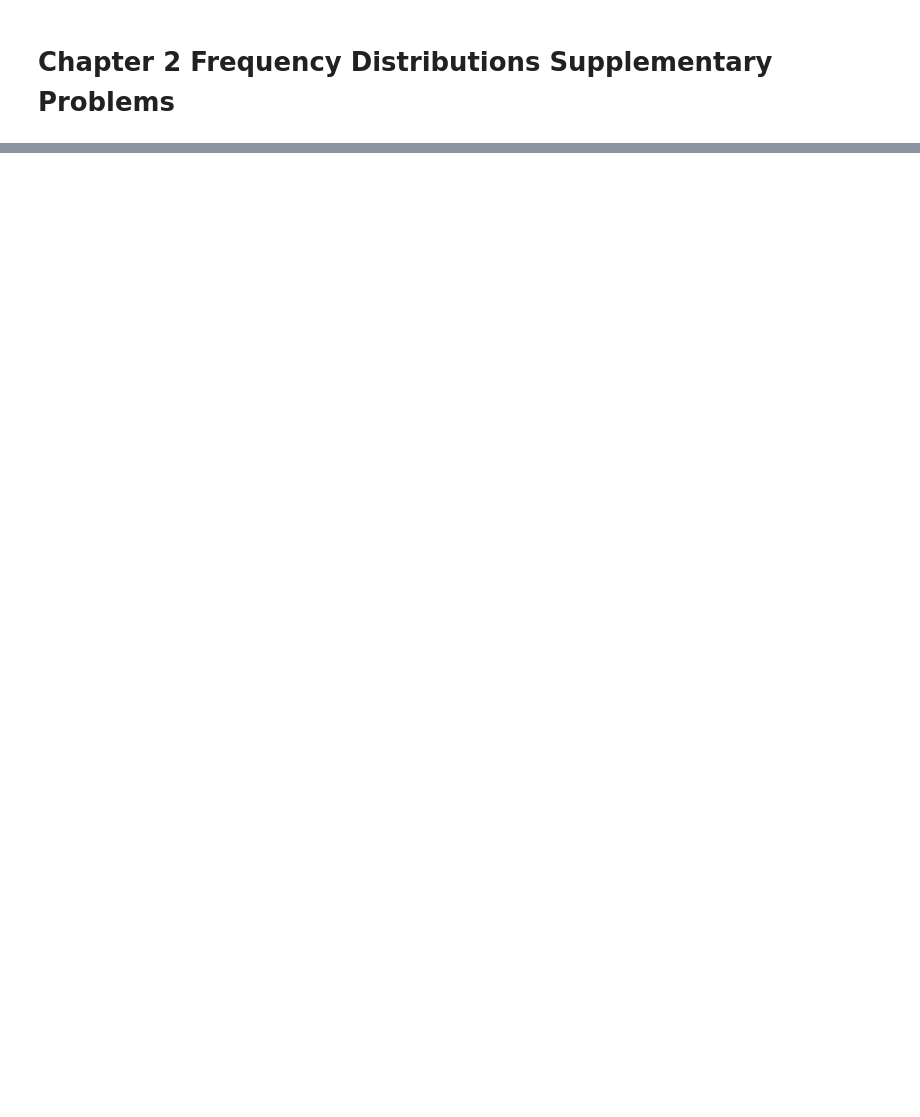
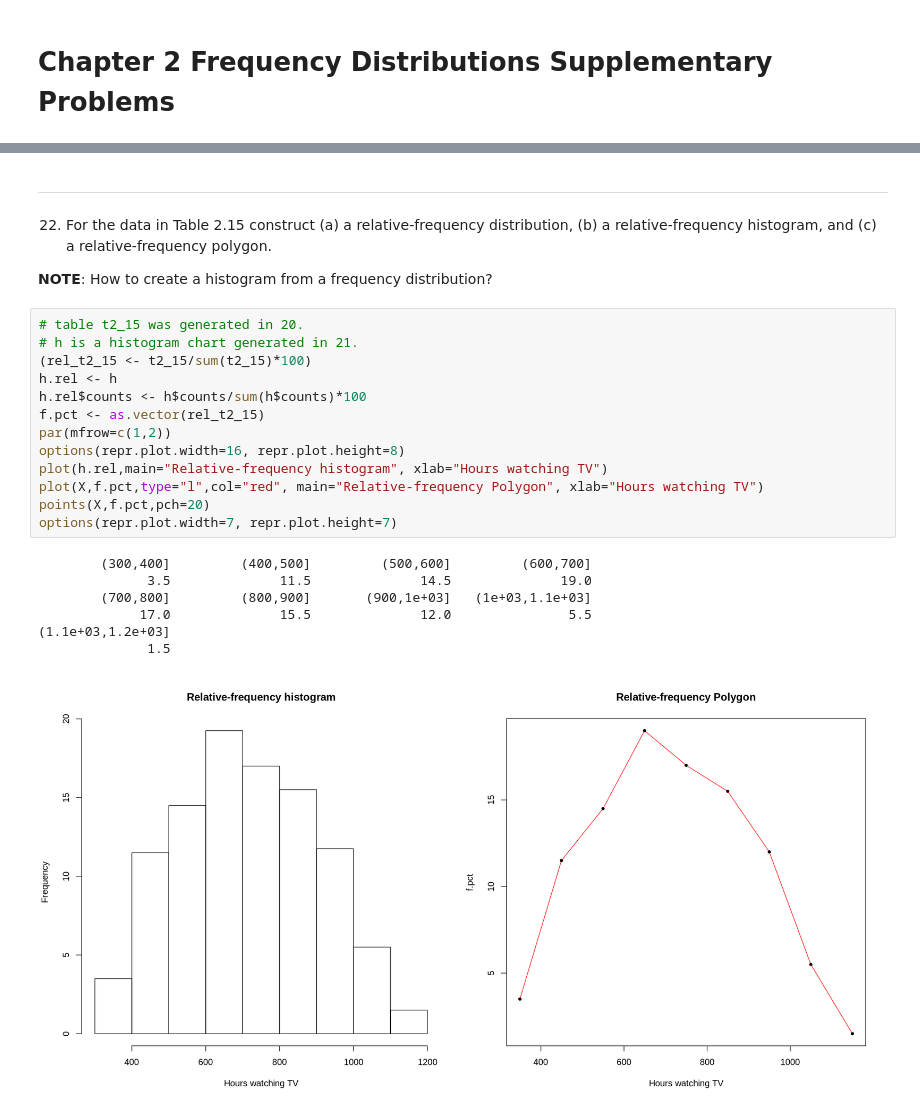
Before and after one commit to jbennett7/Statistics, a Jupyter notebook: Chapter 2 Supplementary Problems.ipynb, the cells around one changed output, grey strips where cells are left out. Drawn from its saved outputs; the diff is of its cells as text; blank space fills up the shorter version.

```diff
--- a/Chapter 2 Supplementary Problems.ipynb
+++ b/Chapter 2 Supplementary Problems.ipynb
@@ -35,0 +120,27 @@ A data.frame: 9 × 2
+# %% [markdown]
+---
+# %% [markdown]
+22. For the data in Table 2.15 construct (a) a relative-frequency distribution, (b) a relative-frequency histogram, and (c) a relative-frequency polygon.
+
+__NOTE__: How to create a histogram from a frequency distribution?
+# %%
+# table t2_15 was generated in 20.
+# h is a histogram chart generated in 21.
+(rel_t2_15 <- t2_15/sum(t2_15)*100)
+h.rel <- h
+h.rel$counts <- h$counts/sum(h$counts)*100
+f.pct <- as.vector(rel_t2_15)
+par(mfrow=c(1,2))
+options(repr.plot.width=16, repr.plot.height=8)
+plot(h.rel,main="Relative-frequency histogram", xlab="Hours watching TV")
+plot(X,f.pct,type="l",col="red", main="Relative-frequency Polygon", xlab="Hours watching TV")
+points(X,f.pct,pch=20)
+options(repr.plot.width=7, repr.plot.height=7)
+# %% [output]
+        (300,400]         (400,500]         (500,600]         (600,700]
+              3.5              11.5              14.5              19.0
+        (700,800]         (800,900]       (900,1e+03]   (1e+03,1.1e+03]
+             17.0              15.5              12.0               5.5
+(1.1e+03,1.2e+03]
+              1.5
+[figure, added]
```
Also changed, not shown: parts of 64 cells of this notebook, 2 other files.
